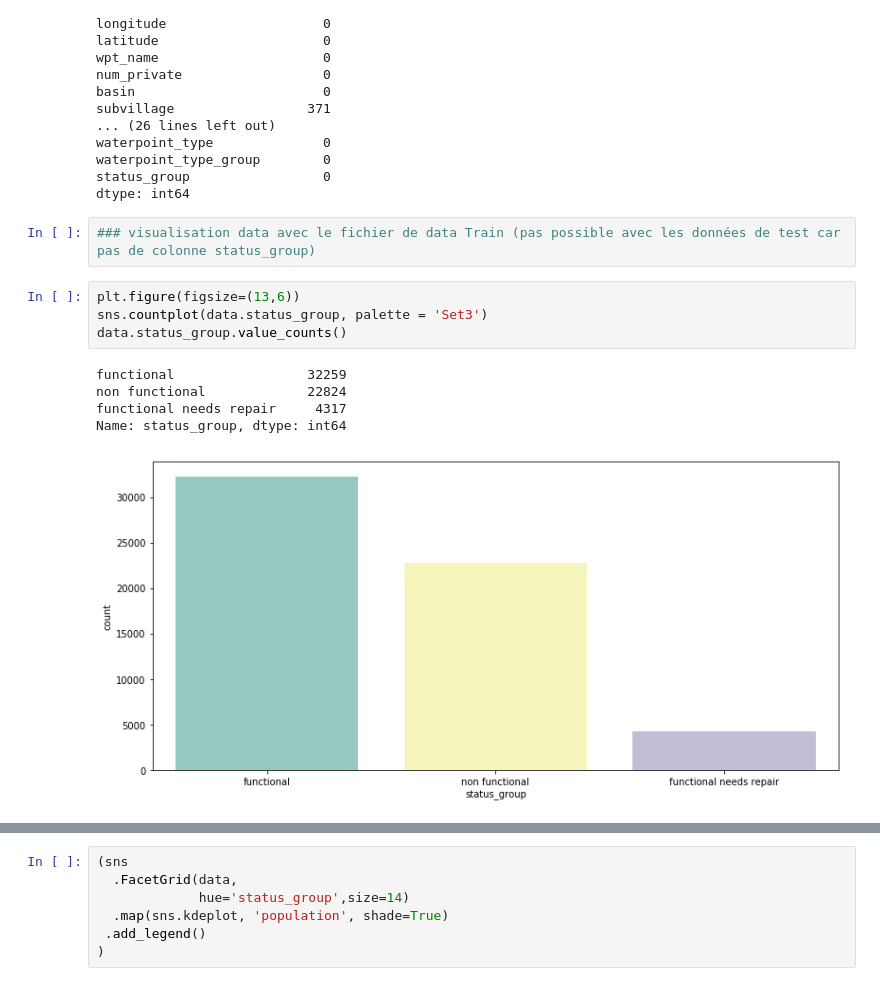
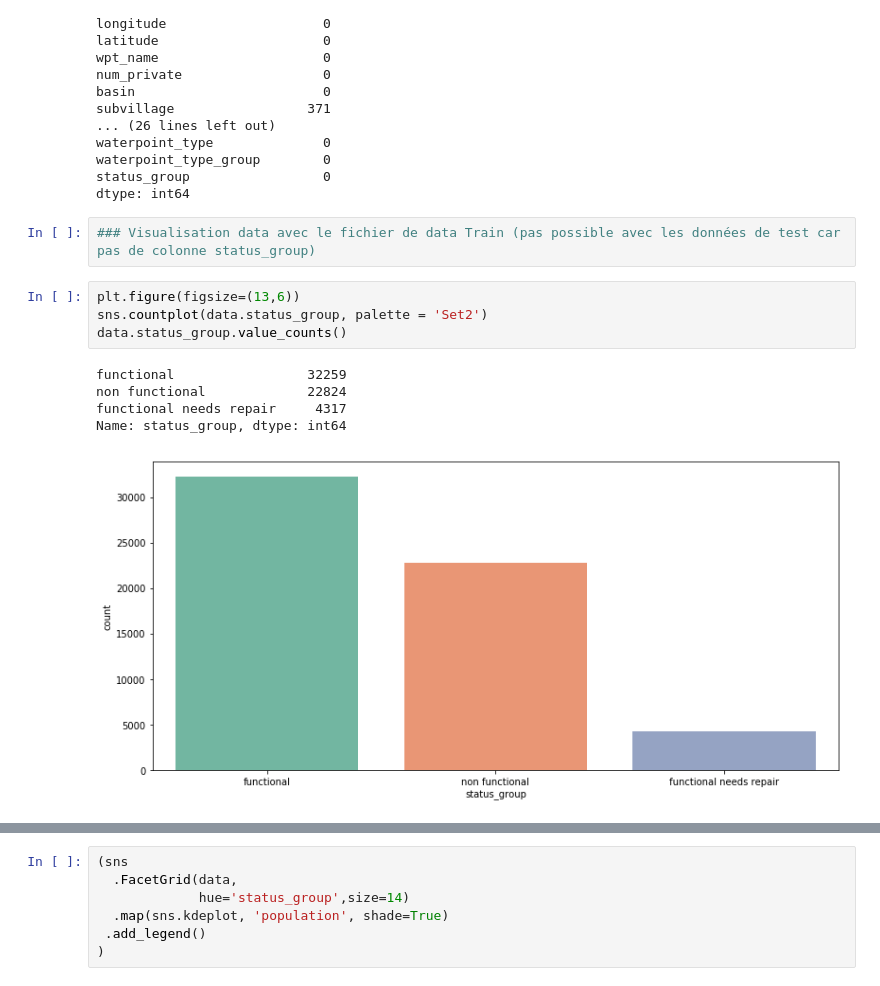
Before and after one commit to cedricmart8/projet_ia_thewatertable, a Jupyter notebook: data_visualisation_and_cleaning.ipynb, the cells around one changed output, grey strips where cells are left out. Saved outputs shown, nothing was run; the diff lists cells and outputs as text.

```diff
--- a/data_visualisation_and_cleaning.ipynb
+++ b/data_visualisation_and_cleaning.ipynb
@@ -140,16 +141,16 @@ waterpoint_type_group        0
 status_group                 0
 dtype: int64
 # %%
-### visualisation data avec le fichier de data Train (pas possible avec les données de test car pas de colonne status_group)
+### Visualisation data avec le fichier de data Train (pas possible avec les données de test car pas de colonne status_group)
 # %%
 plt.figure(figsize=(13,6))
-sns.countplot(data.status_group, palette = 'Set3')
+sns.countplot(data.status_group, palette = 'Set2')
 data.status_group.value_counts()
 # %% [output]
 functional                 32259
 non functional             22824
 functional needs repair     4317
 Name: status_group, dtype: int64
-[figure, old version]
+[figure, new version]
 # %%
 plt.figure(figsize=(14,6))
```
Also changed, not shown: parts of 15 cells of this notebook, 6 other files.
